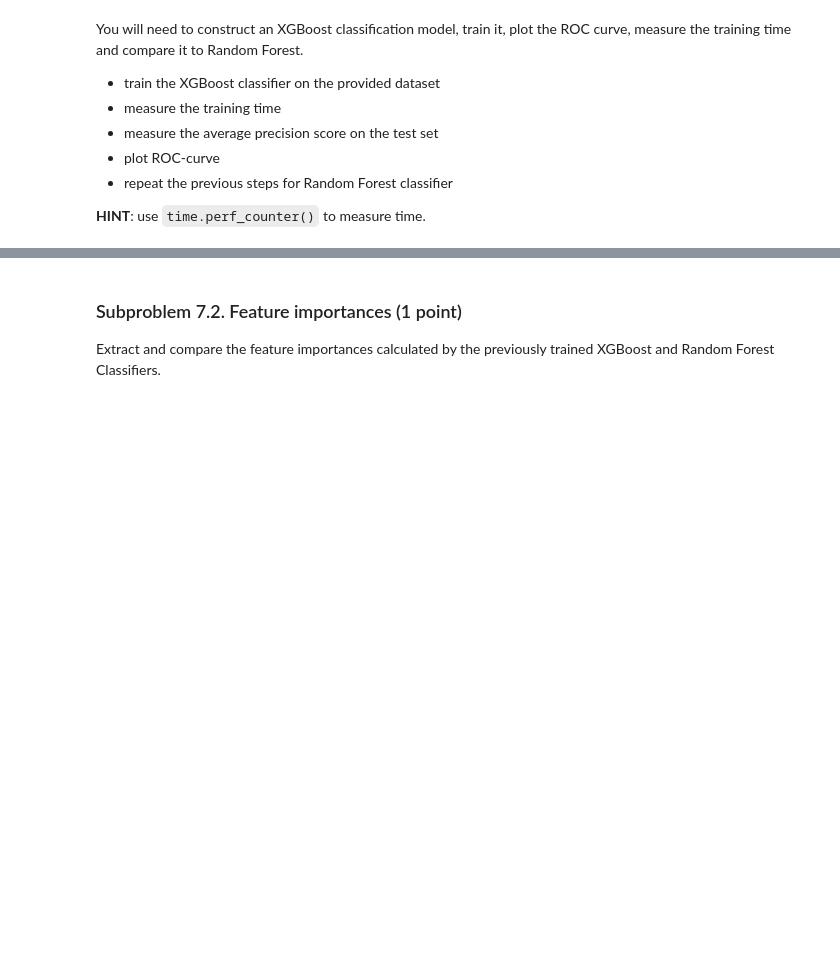
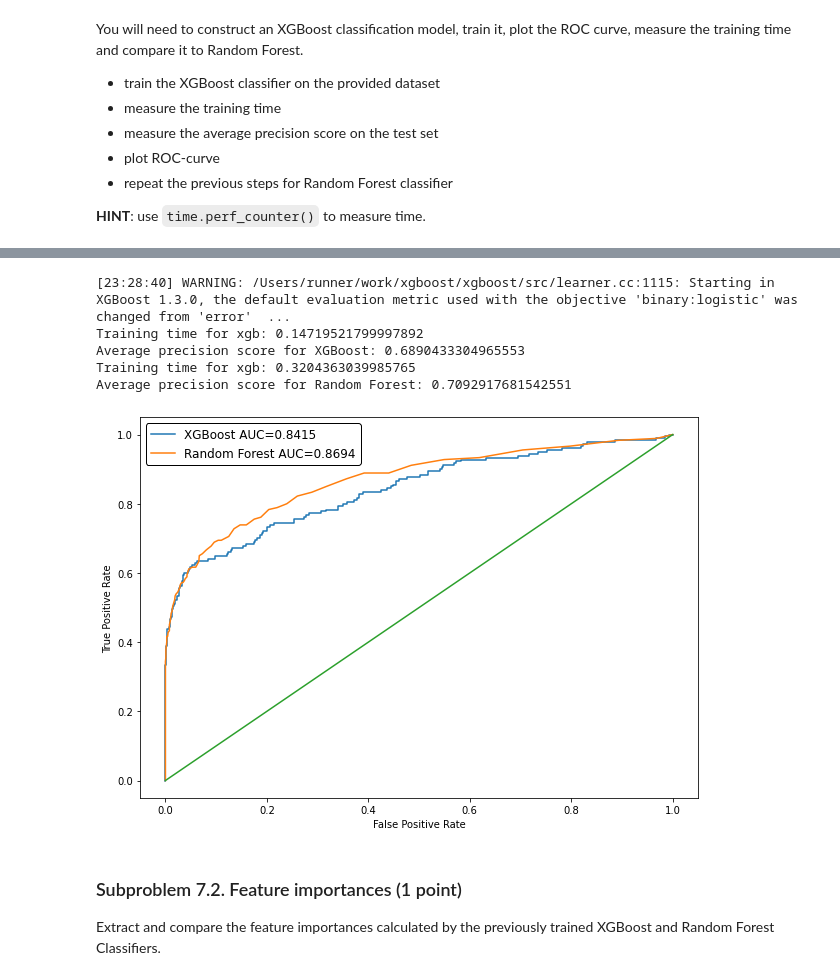
Before and after one commit to prosvirinKir/ML-Skoltech, a Jupyter notebook: Kirill_Prosvirin_hw1.ipynb, the cells around one changed output, grey strips where cells are left out. Drawn from its saved outputs; the diff is of its cells as text; code cells hidden in the pictures; blank space fills up the shorter version.

```diff
--- a/Kirill_Prosvirin_hw1.ipynb
+++ b/Kirill_Prosvirin_hw1.ipynb
@@ -570,3 +687,57 @@ Average precision score for Random Forest: 0.7171403761989037
+# %%
+### BEGIN Solution (do not delete this comment)
+
+# XGBoost
+xgb_clf = XGBClassifier(random_state=10)
+
+# measure the training time
+time_start = time.perf_counter()
+xgb_clf.fit(X_train, y_train)
+time_end = time.perf_counter()
+
+# make predict
+y_pred_xgb = xgb_clf.predict_proba(X_test)[:, 1]
+
+# results
+print('Training time for xgb:', time_end - time_start)
+print('Average precision score for XGBoost:', average_precision_score(y_test, y_pred_xgb))
+
+
+# Random Forest
+rf_clf = RandomForestClassifier(random_state=10)
+
+# measure the training time
+time_start = time.perf_counter()
+rf_clf.fit(X_train, y_train)
+time_end = time.perf_counter()
+
+# make predict
+y_pred_rf = rf_clf.predict_proba(X_test)[:, 1]
+
+# results
+print('Training time for xgb:', time_end - time_start)
+print('Average precision score for Random Forest:', average_precision_score(y_test, y_pred_rf))
+
+# plot ROC-AUC curve
+plt.figure(figsize=(10,7))
+plt.plot(*roc_curve(y_test, y_pred_xgb)[:2], label='XGBoost AUC={:.4f}'.format(roc_auc_score(y_test, y_pred_xgb)))
+plt.plot(*roc_curve(y_test, y_pred_rf)[:2], label='Random Forest AUC={:.4f}'.format(roc_auc_score(y_test, y_pred_rf)))
+legend_box = plt.legend(fontsize='large', framealpha=1).get_frame()
+legend_box.set_facecolor("white")
+legend_box.set_edgecolor("black")
+plt.plot(np.linspace(0,1,100), np.linspace(0,1,100))
+plt.xlabel('False Positive Rate')
+plt.ylabel('True Positive Rate')
+plt.show()
+
+### END Solution (do not delete this comment)
+# %% [output]
+[23:28:40] WARNING: /Users/runner/work/xgboost/xgboost/src/learner.cc:1115: Starting in XGBoost 1.3.0, the default evaluation metric used with the objective 'binary:logistic' was changed from 'error'  ...
+Training time for xgb: 0.14719521799997892
+Average precision score for XGBoost: 0.6890433304965553
+Training time for xgb: 0.3204363039985765
+Average precision score for Random Forest: 0.7092917681542551
+[figure, added]
 # %% [markdown]
 ### Subproblem 7.2. Feature importances (1 point)
 
```
Also changed, not shown: parts of 25 cells of this notebook.
